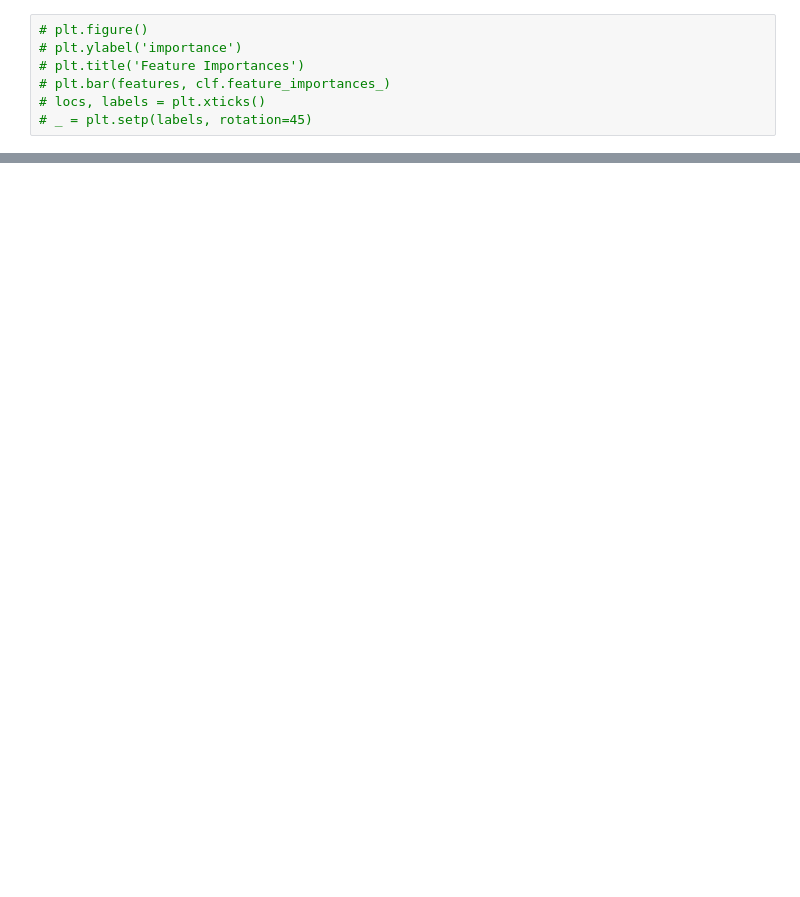
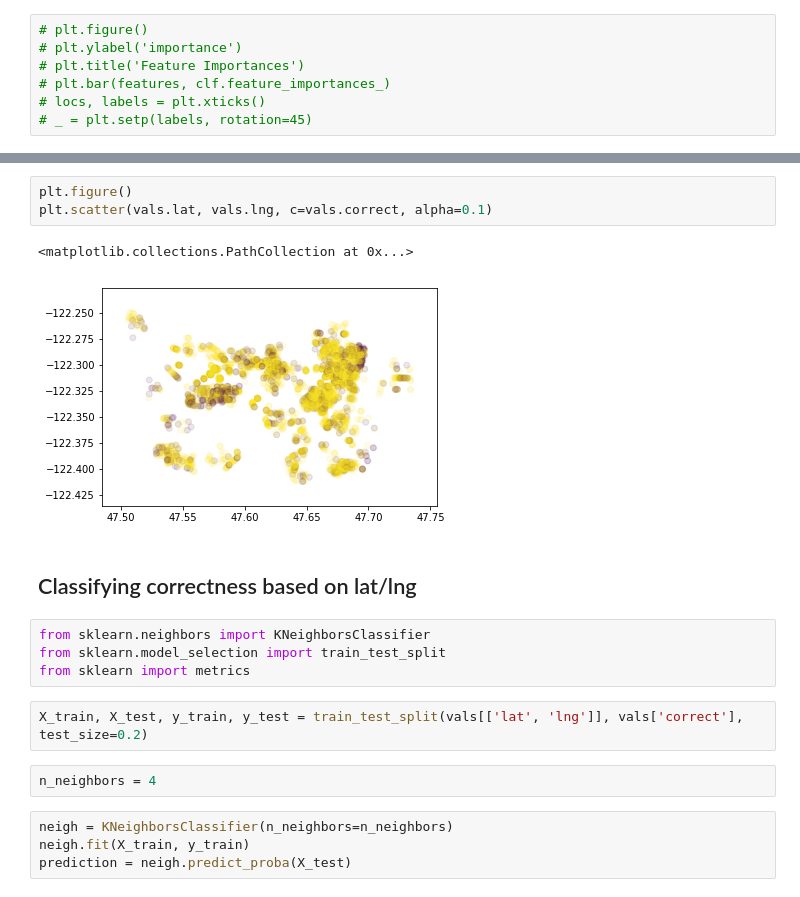
Before and after one commit to ProjectSidewalk/sidewalk-quality-analysis, a Jupyter notebook: label-position-analysis-neil.ipynb, the cells around one changed output, grey strips where cells are left out. Drawn from its saved outputs; the diff is of its cells as text; blank space fills up the shorter version.

```diff
--- a/label-position-analysis-neil.ipynb
+++ b/label-position-analysis-neil.ipynb
@@ -327,0 +353,20 @@ plt.legend()
+# %%
+plt.figure()
+plt.scatter(vals.lat, vals.lng, c=vals.correct, alpha=0.1)
+# %% [output]
+<matplotlib.collections.PathCollection at 0x...>
+[figure, added]
+# %% [markdown]
+## Classifying correctness based on lat/lng
+# %%
+from sklearn.neighbors import KNeighborsClassifier
+from sklearn.model_selection import train_test_split
+from sklearn import metrics
+# %%
+X_train, X_test, y_train, y_test = train_test_split(vals[['lat', 'lng']], vals['correct'], test_size=0.2)
+# %%
+n_neighbors = 4
+# %%
+neigh = KNeighborsClassifier(n_neighbors=n_neighbors)
+neigh.fit(X_train, y_train)
+prediction = neigh.predict_proba(X_test)
```
Also changed, not shown: parts of 15 cells of this notebook.
